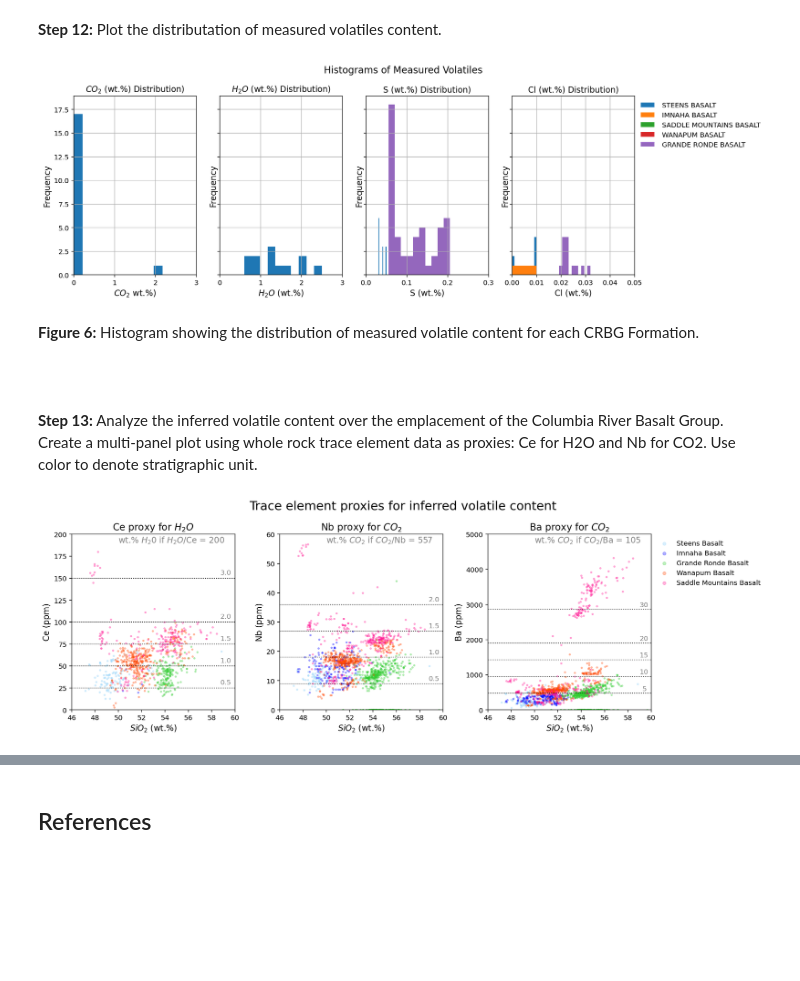
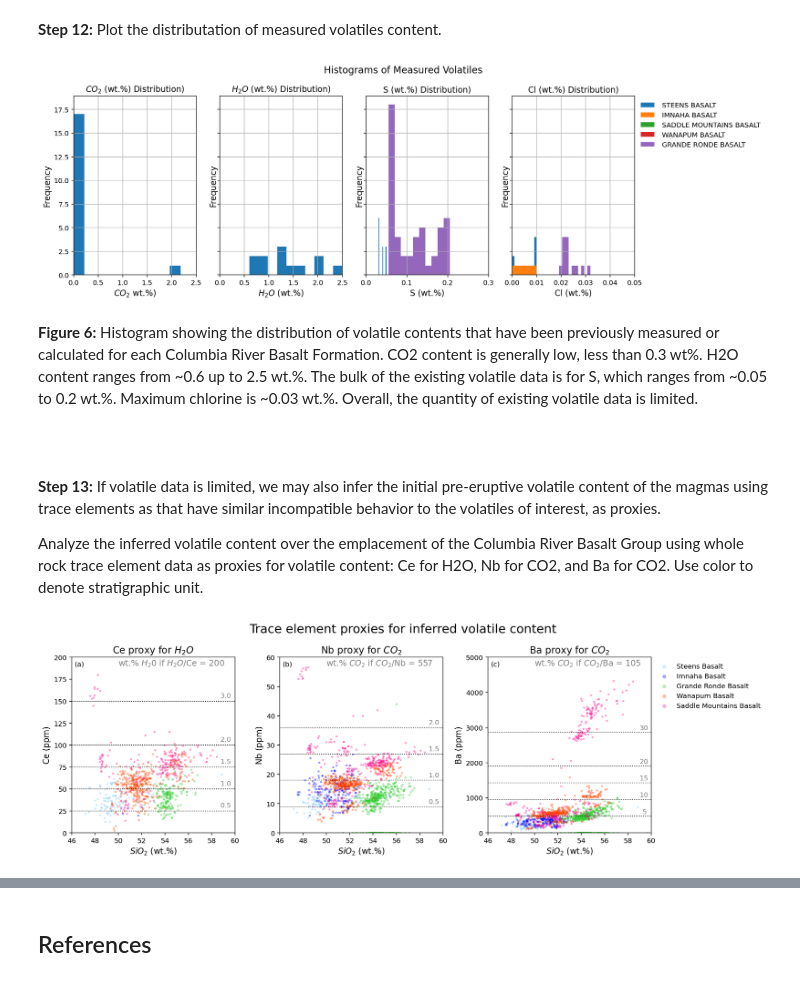
Before and after one commit to lhlinka/rces-final-project, a Jupyter notebook: finalproject.ipynb, the cells around one changed output, grey strips where cells are left out. Cells and saved outputs as stored; diff of their text form; code cells hidden in the pictures; blank space fills up the shorter version.

```diff
--- a/finalproject.ipynb
+++ b/finalproject.ipynb
@@ -508,44 +525,45 @@ ax[2].legend(fontsize = 10, markerscale = 2, loc='upper right', frameon=True);
 # %%
 fig, ax= plt.subplots(ncols=4, figsize=(15,5), tight_layout = True, sharey = True)
 
 df_filtered.groupby('FORMATION').hist('CO2(WT%)',bins=10, ax=ax[0])
 ax[0].set_title('$CO_2$ (wt.%) Distribution)', fontsize = 12)
 ax[0].set_xlabel('$CO_2$ wt.%)', fontsize = 12)
 ax[0].set_ylabel('Frequency', fontsize = 12)
-ax[0].set_xlim(0,3)
+ax[0].set_xlim(0,2.5)
 
 df_filtered.groupby('FORMATION').hist('H2O(WT%)',bins=10, ax=ax[1])
 ax[1].set_title('$H_2O$ (wt.%) Distribution)', fontsize = 12)
 ax[1].set_xlabel('$H_2O$ (wt.%)', fontsize = 12)
 ax[1].set_ylabel('Frequency', fontsize = 12)
-ax[1].set_xlim(0,3)
+ax[1].set_xlim(0,2.5)
 
 df_filtered.groupby('FORMATION').hist('S(WT%)',bins=10, ax=ax[2])
 ax[2].set_title('S (wt.%) Distribution)', fontsize = 12)
 ax[2].set_xlabel('S (wt.%)', fontsize = 12)
 ax[2].set_ylabel('Frequency', fontsize = 12)
 ax[2].set_xlim(0,0.3)
 
 df_filtered.groupby('FORMATION').hist('CL(WT%)', bins=10, ax=ax[3])
 ax[3].set_title('Cl (wt.%) Distribution)', fontsize = 12)
 ax[3].set_xlabel('Cl (wt.%)', fontsize = 12)
 ax[3].set_ylabel('Frequency', fontsize = 12)
 ax[3].set_xlim(0,0.05)
 
-
 plt.suptitle('Histograms of Measured Volatiles', fontsize = 14)
 ax[3].legend(df_filtered['FORMATION'].unique())
 
 plt.show()
 # %% [output]
-[figure, old version]
+[figure, new version]
-# %% [markdown]
-<b>Figure 6:</b> Histogram showing the distribution of measured volatile content for each CRBG Formation.
-<br/>
-<br/>
-<br/>
+# %% [markdown]
+<b>Figure 6:</b> Histogram showing the distribution of volatile contents that have been previously measured or calculated for each Columbia River Basalt Formation. CO2 content is generally low, less than 0.3 wt%. H2O content ranges from ~0.6 up to 2.5 wt.%. The bulk of the existing volatile data is for S, which ranges from ~0.05 to 0.2 wt.%. Maximum chlorine is ~0.03 wt.%. Overall, the quantity of existing volatile data is limited.
+<br/>
+<br/>
+<br/>
 # %% [markdown]
-<b>Step 13:</b> Analyze the inferred volatile content over the emplacement of the Columbia River Basalt Group. Create a multi-panel plot using whole rock trace element data as proxies: Ce for H2O and Nb for CO2. Use color to denote stratigraphic unit.
+<b>Step 13:</b> If volatile data is limited, we may also infer the initial pre-eruptive volatile content of the magmas using trace elements as that have similar incompatible behavior to the volatiles of interest, as proxies.
+
+Analyze the inferred volatile content over the emplacement of the Columbia River Basalt Group using whole rock trace element data as proxies for volatile content: Ce for H2O, Nb for CO2, and Ba for CO2. Use color to denote stratigraphic unit.
 # %%
 # Create a 3 column figure.
 fig, ax= plt.subplots(ncols=3, figsize=(15,5), tight_layout = True)
@@ -587,6 +605,7 @@ ax[0].text(58.75, 54, r'1.0', fontsize=10, color='gray')
 ax[0].text(58.75, 79, r'1.5', fontsize=10, color='gray')
 ax[0].text(58.75, 104, r'2.0', fontsize=10, color='gray')
 ax[0].text(58.75, 154, r'3.0', fontsize=10, color='gray')
+ax[0].text(46.25, 190, r'(a)', fontsize=10, color='k')
 
 ax[1].set_title('Nb proxy for $CO_2$', fontsize = 14)
 ax[1].set_xlabel('$SiO_2$ (wt.%)', fontsize = 12)
@@ -602,6 +621,7 @@ ax[1].text(58.75, 10, r'0.5', fontsize=10, color='gray')
 ax[1].text(58.75, 19, r'1.0', fontsize=10, color='gray')
 ax[1].text(58.75, 28, r'1.5', fontsize=10, color='gray')
 ax[1].text(58.75, 37, r'2.0', fontsize=10, color='gray')
+ax[1].text(46.25, 57, r'(b)', fontsize=10, color='k')
 
 ax[2].set_title('Ba proxy for $CO_2$', fontsize = 14)
 ax[2].set_xlabel('$SiO_2$ (wt.%)', fontsize = 12)
@@ -619,9 +639,10 @@ ax[2].text(59, 1024, r'10', fontsize=10, color='gray')
 ax[2].text(59, 1498, r'15', fontsize=10, color='gray')
 ax[2].text(59, 1976, r'20', fontsize=10, color='gray')
 ax[2].text(59, 2928, r'30', fontsize=10, color='gray')
+ax[2].text(46.25, 4750, r'(c)', fontsize=10, color='k')
 ax[2].legend(fontsize = 10, markerscale = 2)
 
 plt.show();
 # %% [output]
-[figure, old version]
+[figure, new version]
 # %% [markdown]
```
Also changed, not shown: parts of 17 cells of this notebook.
